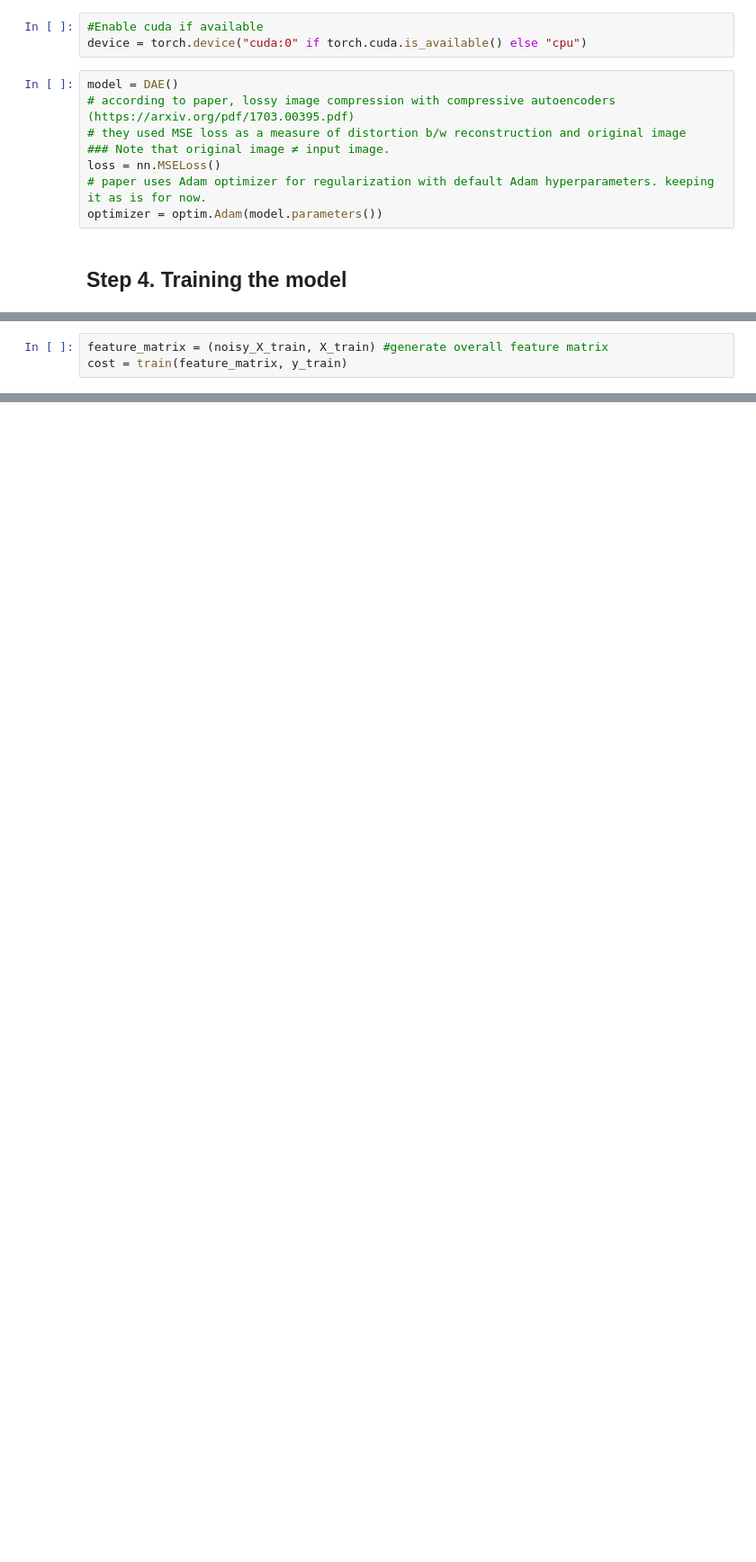
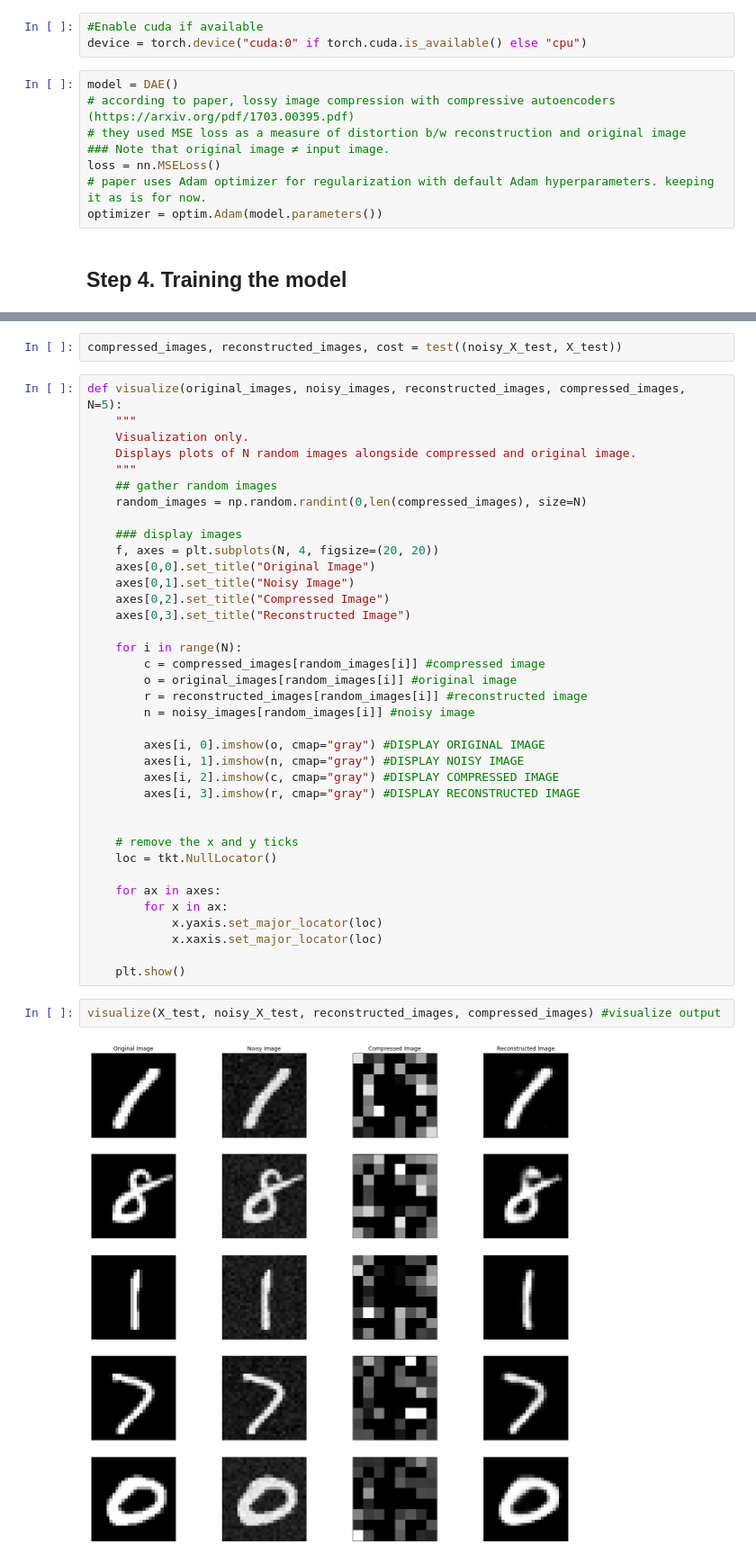
Before and after one commit to QasimWani/deep-compression, a Jupyter notebook: src/code/DDCAE.ipynb, the cells around one changed output, grey strips where cells are left out. Shown: that part at 90% size. Cells and saved outputs as stored; diff of their text form; blank space fills up the shorter version.

```diff
--- a/src/code/DDCAE.ipynb
+++ b/src/code/DDCAE.ipynb
@@ -151,6 +190,3 @@ def train(feature_matrix, labels, epochs=int(1e2), epsilon=0.5):
             break
 
     return cost
-# %%
-feature_matrix = (noisy_X_train, X_train) #generate overall feature matrix
-cost = train(feature_matrix, y_train)
@@ -156,0 +251,43 @@ cost = train(feature_matrix, y_train)
+# %%
+compressed_images, reconstructed_images, cost = test((noisy_X_test, X_test))
+# %%
+def visualize(original_images, noisy_images, reconstructed_images, compressed_images, N=5):
+    """
+    Visualization only.
+    Displays plots of N random images alongside compressed and original image.
+    """
+    ## gather random images
+    random_images = np.random.randint(0,len(compressed_images), size=N)
+
+    ### display images
+    f, axes = plt.subplots(N, 4, figsize=(20, 20))
+    axes[0,0].set_title("Original Image")
+    axes[0,1].set_title("Noisy Image")
+    axes[0,2].set_title("Compressed Image")
+    axes[0,3].set_title("Reconstructed Image")
+
+    for i in range(N):
+        c = compressed_images[random_images[i]] #compressed image
+        o = original_images[random_images[i]] #original image
+        r = reconstructed_images[random_images[i]] #reconstructed image
+        n = noisy_images[random_images[i]] #noisy image
+
+        axes[i, 0].imshow(o, cmap="gray") #DISPLAY ORIGINAL IMAGE
+        axes[i, 1].imshow(n, cmap="gray") #DISPLAY NOISY IMAGE
+        axes[i, 2].imshow(c, cmap="gray") #DISPLAY COMPRESSED IMAGE
+        axes[i, 3].imshow(r, cmap="gray") #DISPLAY RECONSTRUCTED IMAGE
+
+
+    # remove the x and y ticks
+    loc = tkt.NullLocator()
+
+    for ax in axes:
+        for x in ax:
+            x.yaxis.set_major_locator(loc)
+            x.xaxis.set_major_locator(loc)
+
+    plt.show()
+# %%
+visualize(X_test, noisy_X_test, reconstructed_images, compressed_images) #visualize output
+# %% [output]
+[figure, added]
```
Also changed, not shown: parts of 15 cells of this notebook.
